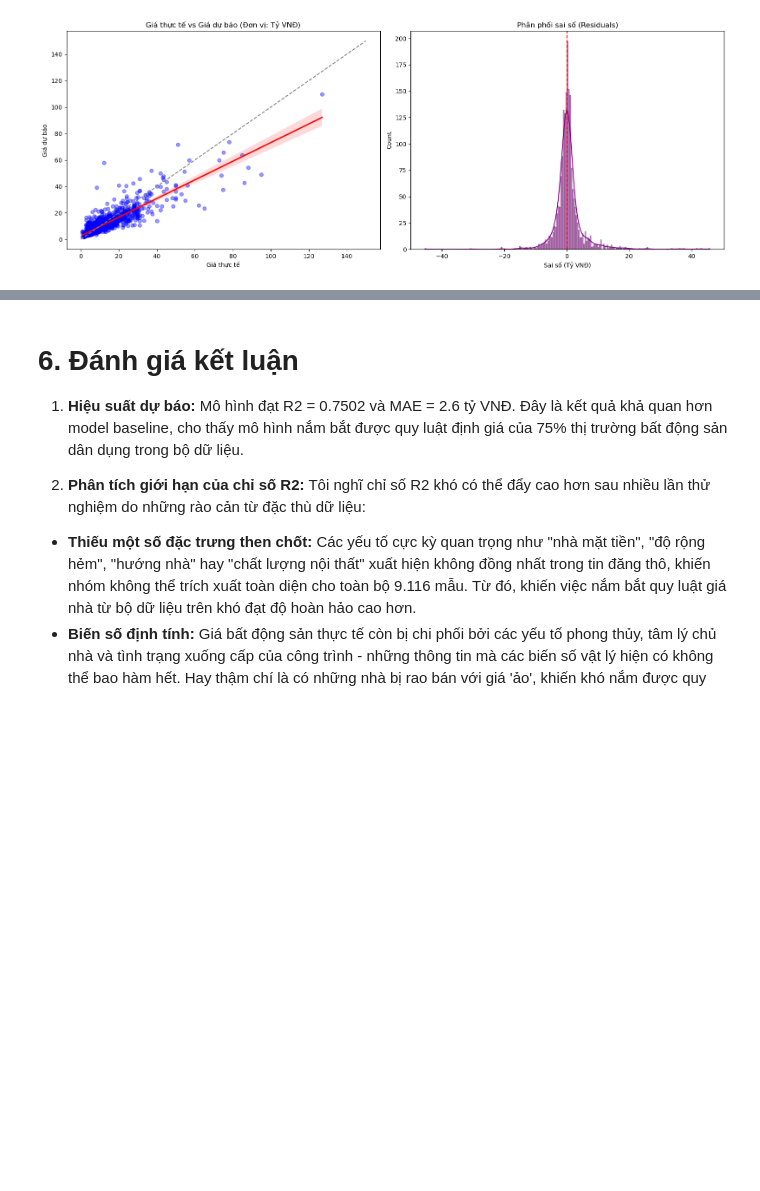
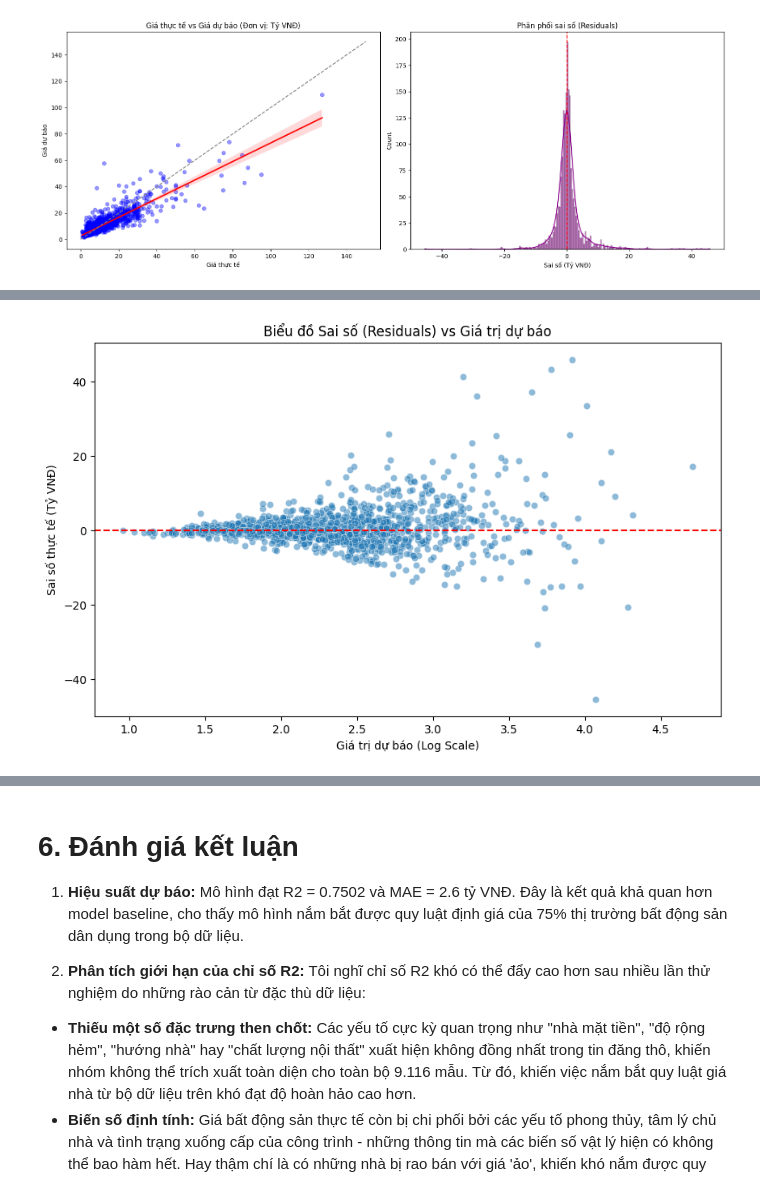
Before and after one commit to pqthinh232/ML-Lab02-Linear_Regression_Project-Real_Estate_Price_Analysis_and_Prediction, a Jupyter notebook: modeling/model_1(QThinh).ipynb, the cells around one changed output, grey strips where cells are left out. Drawn from its saved outputs; the diff is of its cells as text; code cells hidden in the pictures; blank space fills up the shorter version.

```diff
--- a/modeling/model_1(QThinh).ipynb
+++ b/modeling/model_1(QThinh).ipynb
@@ -146,0 +229,10 @@ plt.show()
+# %%
+plt.figure(figsize=(10, 6))
+sns.scatterplot(x=y_pred_log, y=y_test_original - y_pred_original, alpha=0.5)
+plt.axhline(0, color='red', linestyle='--')
+plt.title("Biểu đồ Sai số (Residuals) vs Giá trị dự báo")
+plt.xlabel("Giá trị dự báo (Log Scale)")
+plt.ylabel("Sai số thực tế (Tỷ VNĐ)")
+plt.show()
+# %% [output]
+[figure, added]
```
Also changed, not shown: parts of 7 cells of this notebook.
